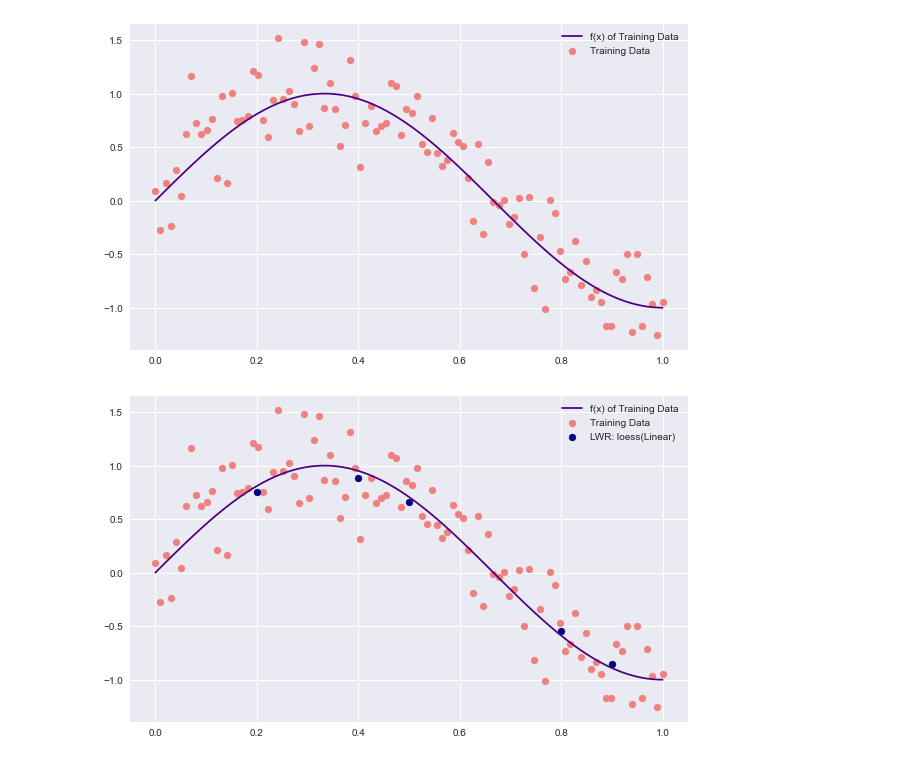
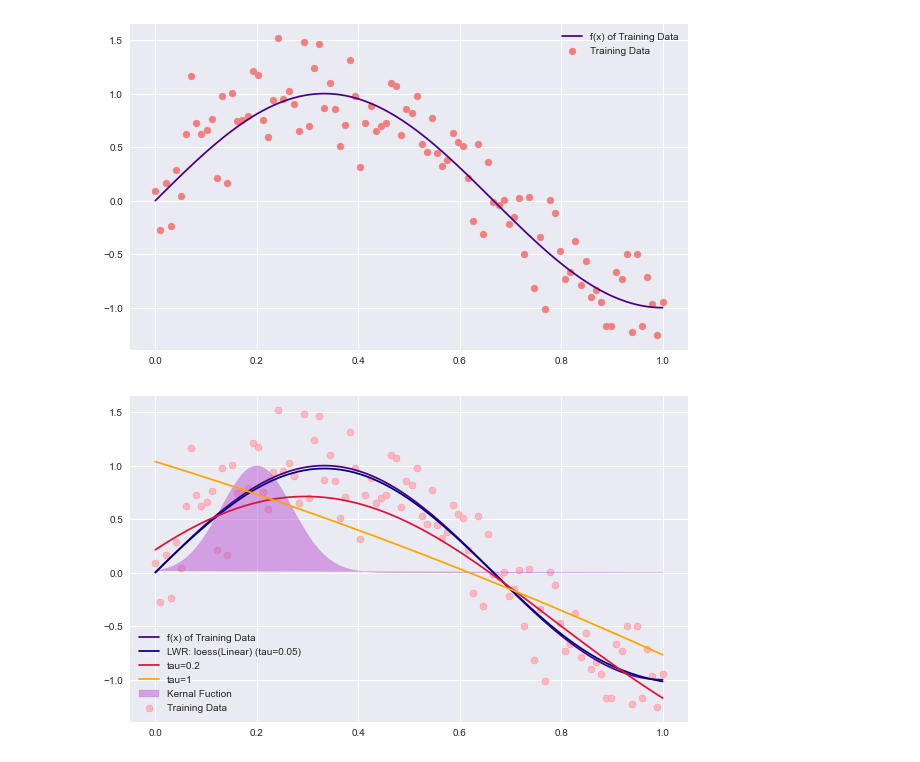
Before and after one commit to rishita2605/ML-Lab, a Jupyter notebook: LWR.ipynb, the cells around one changed output. Drawn from its saved outputs; the diff is of its cells as text; code cells hidden in the pictures.

```diff
--- a/LWR.ipynb
+++ b/LWR.ipynb
@@ -39,17 +39,29 @@ def lwr(x, y, xtest, tau=0.05):
 
   return ypred
 # %%
-xtest = np.array([0.2, 0.4, 0.5, 0.8, 0.9])
-tau = 0.08
+# xtest = np.array([0.2, 0.4, 0.5, 0.8, 0.9])
+xtest = np.linspace(0, 1, 100)
+tau = 0.05
 ypred = lwr(x, y, xtest, tau)
+
+tau=0.2
+ypred1 = lwr(x, y, xtest, tau)
+
+tau=1
+ypred2 = lwr(x, y, xtest, tau)
 #print(*zip(xtest, ypred))
 # %%
+def kf(xi, x0, tau=0.05):
+  return np.exp(-(xi-x0)**2 / (2*tau**2))
 plt.figure(figsize=(10,6))
 plt.plot(x,y,color = 'indigo', label = 'f(x) of Training Data')
-plt.scatter(x,y_noise, facecolors = 'lightcoral', edgecolor = 'lightcoral',
+plt.scatter(x,y_noise, facecolors = 'lightpink', edgecolor = 'lightcoral',
             label = 'Training Data')
-plt.scatter(xtest, ypred, color='navy', label='LWR: loess(Linear)')
+plt.plot(xtest, ypred, color='navy', label='LWR: loess(Linear) (tau=0.05)')
+plt.plot(xtest, ypred1, color='crimson', label='tau=0.2')
+plt.plot(xtest, ypred2, color='orange', label='tau=1')
+plt.fill(x, kf(x, 0.2, 0.07), color='mediumorchid', alpha=0.5, label='Kernal Fuction' )
 plt.legend()
 plt.show()
 # %% [output]
-[figure, old version]
+[figure, new version]
```
Also changed, not shown: 2 other files.
